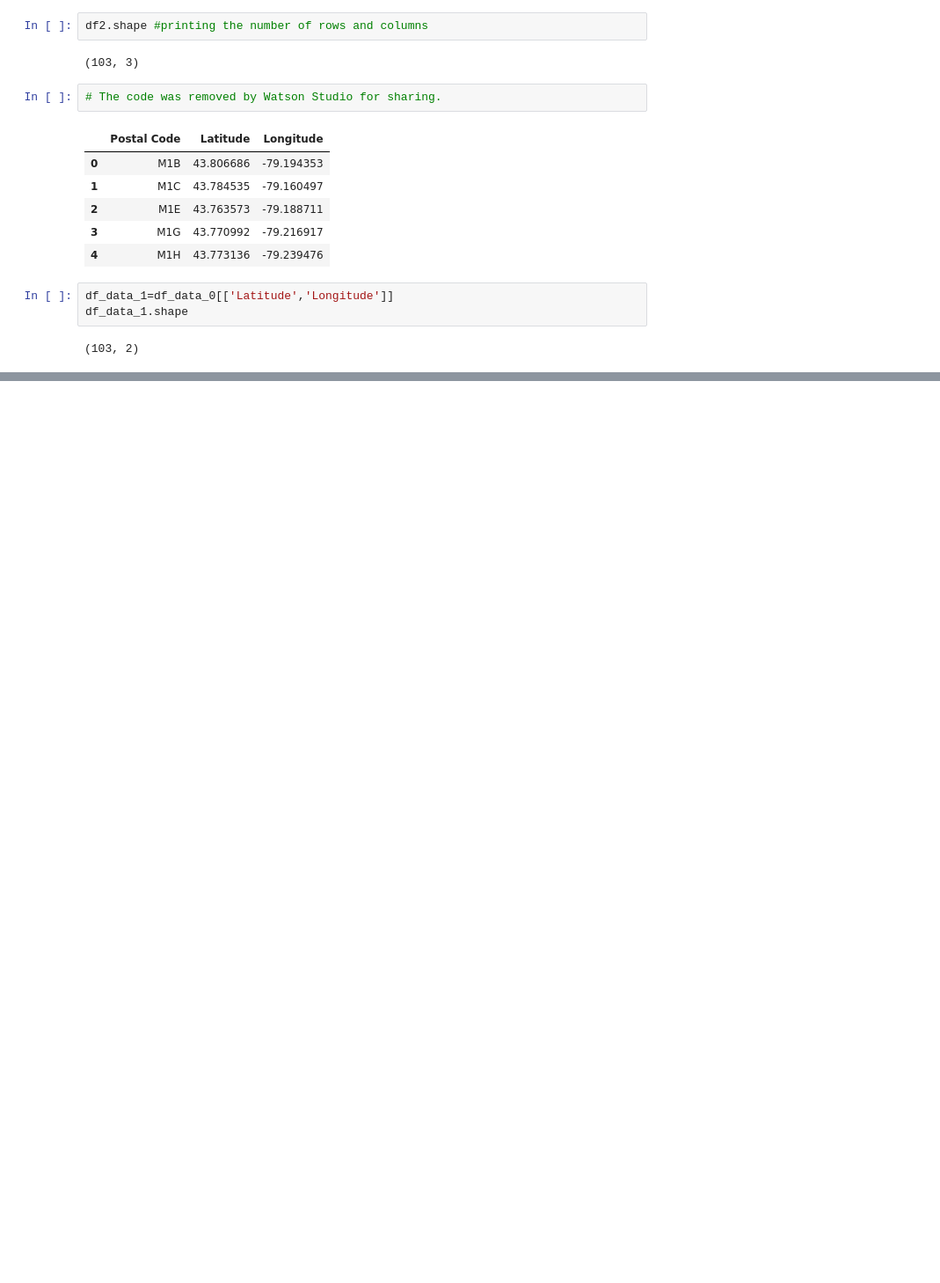
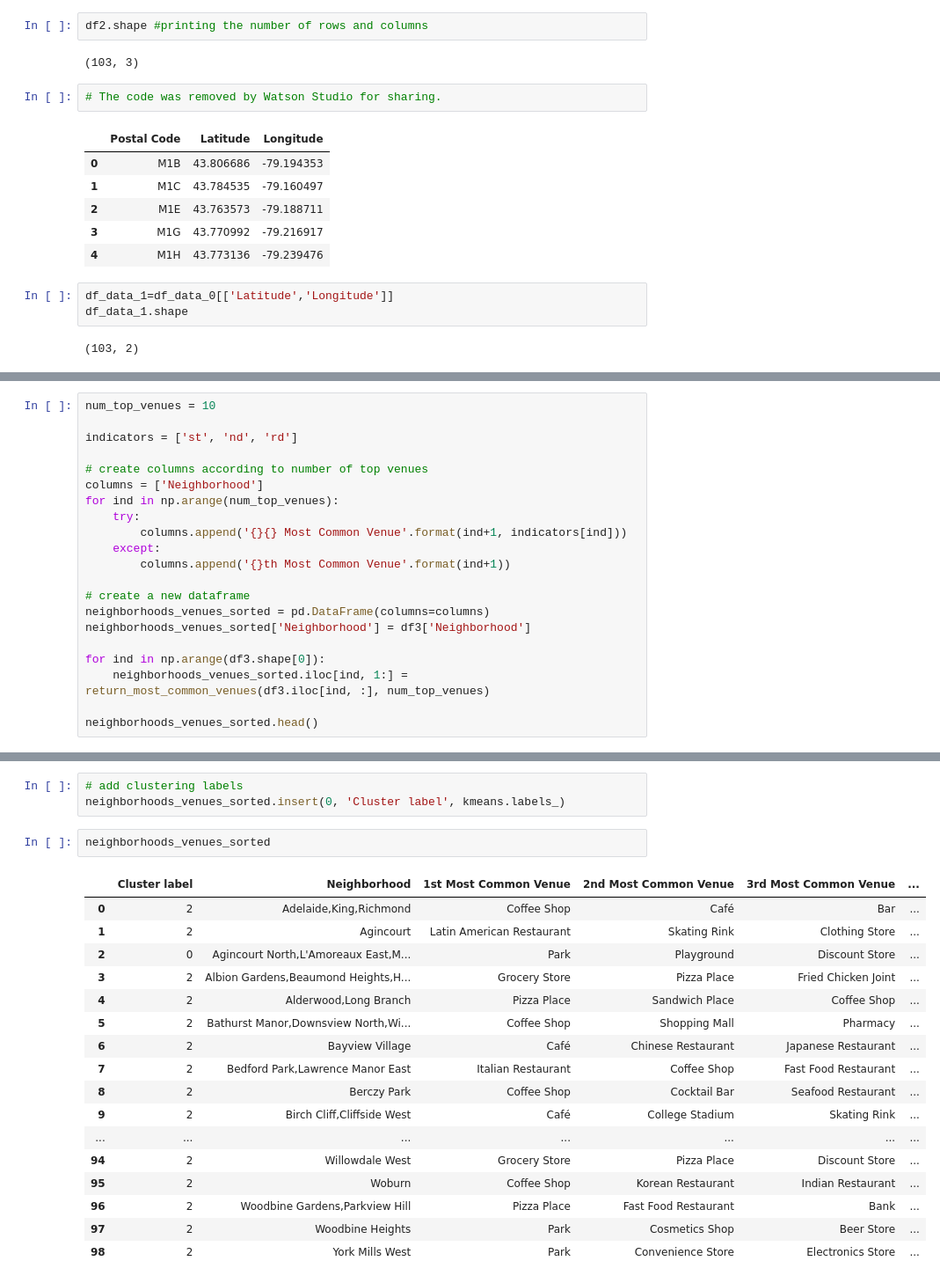
Before and after one commit to AnKa88/github-x, a Jupyter notebook: Project_toronto.ipynb, the cells around one changed output, grey strips where cells are left out. Shown at 88% size. Saved outputs shown, nothing was run; the diff lists cells and outputs as text; blank space fills up the shorter version.

```diff
--- a/Project_toronto.ipynb
+++ b/Project_toronto.ipynb
@@ -134,0 +370,21 @@ df3.head(12)
+# %%
+num_top_venues = 10
+
+indicators = ['st', 'nd', 'rd']
+
+# create columns according to number of top venues
+columns = ['Neighborhood']
+for ind in np.arange(num_top_venues):
+    try:
+        columns.append('{}{} Most Common Venue'.format(ind+1, indicators[ind]))
+    except:
+        columns.append('{}th Most Common Venue'.format(ind+1))
+
+# create a new dataframe
+neighborhoods_venues_sorted = pd.DataFrame(columns=columns)
+neighborhoods_venues_sorted['Neighborhood'] = df3['Neighborhood']
+
+for ind in np.arange(df3.shape[0]):
+    neighborhoods_venues_sorted.iloc[ind, 1:] = return_most_common_venues(df3.iloc[ind, :], num_top_venues)
+
+neighborhoods_venues_sorted.head()
@@ -134,0 +411,23 @@ df3.head(12)
+# %%
+# add clustering labels
+neighborhoods_venues_sorted.insert(0, 'Cluster label', kmeans.labels_)
+# %%
+neighborhoods_venues_sorted
+# %% [output]
+|  | Cluster label | Neighborhood | 1st Most Common Venue | 2nd Most Common Venue | 3rd Most Common Venue | ... |
+| 0 | 2 | Adelaide,King,Richmond | Coffee Shop | Café | Bar | ... |
+| 1 | 2 | Agincourt | Latin American Restaurant | Skating Rink | Clothing Store | ... |
+| 2 | 0 | Agincourt North,L'Amoreaux East,M... | Park | Playground | Discount Store | ... |
+| 3 | 2 | Albion Gardens,Beaumond Heights,H... | Grocery Store | Pizza Place | Fried Chicken Joint | ... |
+| 4 | 2 | Alderwood,Long Branch | Pizza Place | Sandwich Place | Coffee Shop | ... |
+| 5 | 2 | Bathurst Manor,Downsview North,Wi... | Coffee Shop | Shopping Mall | Pharmacy | ... |
+| 6 | 2 | Bayview Village | Café | Chinese Restaurant | Japanese Restaurant | ... |
+| 7 | 2 | Bedford Park,Lawrence Manor East | Italian Restaurant | Coffee Shop | Fast Food Restaurant | ... |
+| 8 | 2 | Berczy Park | Coffee Shop | Cocktail Bar | Seafood Restaurant | ... |
+| 9 | 2 | Birch Cliff,Cliffside West | Café | College Stadium | Skating Rink | ... |
+| ... | ... | ... | ... | ... | ... | ... |
+| 94 | 2 | Willowdale West | Grocery Store | Pizza Place | Discount Store | ... |
+| 95 | 2 | Woburn | Coffee Shop | Korean Restaurant | Indian Restaurant | ... |
+| 96 | 2 | Woodbine Gardens,Parkview Hill | Pizza Place | Fast Food Restaurant | Bank | ... |
+| 97 | 2 | Woodbine Heights | Park | Cosmetics Shop | Beer Store | ... |
+| 98 | 2 | York Mills West | Park | Convenience Store | Electronics Store | ... |
```
Also changed, not shown: parts of 27 cells of this notebook.
